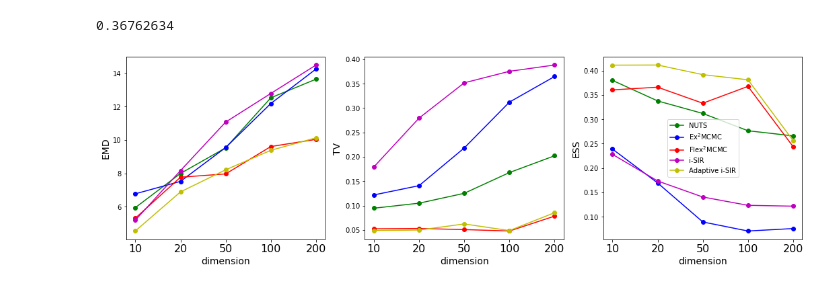
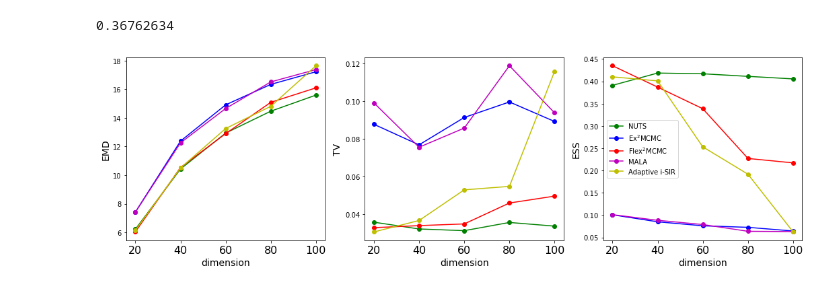
Before and after one commit to svsamsonov/ex2mcmc_new, a Jupyter notebook: Без названия.ipynb, the cells around one changed output. Cells and saved outputs as stored; diff of their text form; code cells hidden in the pictures.

```diff
--- a/Без названия.ipynb
+++ b/Без названия.ipynb
@@ -6,15 +6,15 @@ import matplotlib
 import matplotlib.pyplot as plt
 %matplotlib inline
 # %%
-with open('res_funnel/res_nuts.pickle', 'rb') as handle:
+with open('banana/res_nuts.pickle', 'rb') as handle:
     res_nuts = pickle.load(handle)
-with open('res_funnel/adaptive_isir.pickle', 'rb') as handle:
+with open('banana/adaptive_isir.pickle', 'rb') as handle:
     res_adapt_isir = pickle.load(handle)
-with open('res_funnel/res_ex2.pickle', 'rb') as handle:
+with open('banana/res_ex2.pickle', 'rb') as handle:
     res_ex2 = pickle.load(handle)
-with open('res_funnel/res_isir.pickle', 'rb') as handle:
-    res_isir = pickle.load(handle)
-with open('res_funnel/res_flex.pickle', 'rb') as handle:
+with open('banana/res_mala.pickle', 'rb') as handle:
+    res_mala = pickle.load(handle)
+with open('banana/res_flex.pickle', 'rb') as handle:
     res_flex = pickle.load(handle)
 # %%
 time_nuts = res_nuts["time"]
@@ -74,7 +74,7 @@ dim = 200:  80.37637738704682
 # %% [output]
 0.36762634
 # %%
-dims = [10,20,50,100,200]
+dims = [20,40,60,80,100]
 major_xticks = dims
 # %%
 keywords = ["ess","tv","emd"]
@@ -87,7 +87,7 @@ av_ex2 = {"ess":[],"tv":[],"emd":[]}
 for i in range(len(dims)):
     for key in keywords:
         av_nuts[key].append(np.asarray(res_nuts[key]).flatten()[i::5].mean())
-        av_isir[key].append(np.asarray(res_isir[key]).flatten()[i::5].mean())
+        av_isir[key].append(np.asarray(res_mala[key]).flatten()[i::5].mean())
         av_adapt_isir[key].append(np.asarray(res_adapt_isir[key]).flatten()[i::5].mean())
         av_flex[key].append(np.asarray(res_flex[key]).flatten()[i::5].mean())
         av_ex2[key].append(np.asarray(res_ex2[key]).flatten()[i::5].mean())
@@ -97,7 +97,7 @@ fig,ax = plt.subplots(1,3,figsize=(18,5))
 ax[0].plot(np.arange(len(dims)),np.asarray(av_nuts["emd"])/np.asarray(dims),marker="o",c='g',label="NUTS")
 ax[0].plot(np.arange(len(dims)),np.asarray(av_ex2["emd"])/np.asarray(dims),marker="o",c='b',label="Ex$^2$MCMC")
 ax[0].plot(np.arange(len(dims)),np.asarray(av_flex["emd"])/np.asarray(dims),marker="o",c='r',label="Flex$^2$MCMC")
-ax[0].plot(np.arange(len(dims)),np.asarray(av_isir["emd"])/np.asarray(dims),marker="o",c='m',label="i-SIR")
+ax[0].plot(np.arange(len(dims)),np.asarray(av_isir["emd"])/np.asarray(dims),marker="o",c='m',label="MALA")
 ax[0].plot(np.arange(len(dims)),np.asarray(av_adapt_isir["emd"])/np.asarray(dims),marker="o",c='y',label="Adaptive i-SIR")
 #ax[0].fill_between(
 #            dims,
@@ -122,7 +122,7 @@ ax[0].set_ylabel('EMD',fontsize=14)
 ax[1].plot(np.arange(len(dims)),np.asarray(av_nuts["tv"]),marker="o",c='g',label="NUTS")
 ax[1].plot(np.arange(len(dims)),np.asarray(av_ex2["tv"]),marker="o",c='b',label="Ex$^2$MCMC")
 ax[1].plot(np.arange(len(dims)),np.asarray(av_flex["tv"]),marker="o",c='r',label="Flex$^2$MCMC")
-ax[1].plot(np.arange(len(dims)),np.asarray(av_isir["tv"]),marker="o",c='m',label="i-SIR")
+ax[1].plot(np.arange(len(dims)),np.asarray(av_isir["tv"]),marker="o",c='m',label="MALA")
 ax[1].plot(np.arange(len(dims)),np.asarray(av_adapt_isir["tv"]),marker="o",c='y',label="Adaptive i-SIR")
 #ax[1].fill_between(
 #            dims,
@@ -144,32 +144,32 @@ ax[1].set_xticks(np.arange(len(dims)),major_xticks, fontsize=16)
 ax[1].set_xlabel('dimension',fontsize=14)
 ax[1].set_ylabel('TV',fontsize=14)
 #ex2-mcmc samples
 ax[2].plot(np.arange(len(dims)),np.asarray(av_nuts["ess"]),marker="o",c='g',label="NUTS")
 ax[2].plot(np.arange(len(dims)),np.asarray(av_ex2["ess"]),marker="o",c='b',label="Ex$^2$MCMC")
 ax[2].plot(np.arange(len(dims)),np.asarray(av_flex["ess"]),marker="o",c='r',label="Flex$^2$MCMC")
-ax[2].plot(np.arange(len(dims)),np.asarray(av_isir["ess"]),marker="o",c='m',label="i-SIR")
+ax[2].plot(np.arange(len(dims)),np.asarray(av_isir["ess"]),marker="o",c='m',label="MALA")
 ax[2].plot(np.arange(len(dims)),np.asarray(av_adapt_isir["ess"]),marker="o",c='y',label="Adaptive i-SIR")
 #ax[2].fill_between(
 #            dims,
 #            np.amin(ess_isir,axis=0),
 #            ess_isir.mean(axis=0) + ess_isir.mean(axis=0) - np.amin(ess_isir,axis=0),
 #            alpha=0.2,
 #            color = 'b'
 #        )
 #ax[2].fill_between(
 #            dims,
 #            np.amin(ess_ex2,axis=0),
 #            ess_ex2.mean(axis=0) + ess_ex2.mean(axis=0) - np.amin(ess_ex2,axis=0),
 #            alpha=0.2,
 #            color = 'r'
 #        )
 #ax[2].set_title('EMD')
 #ax[2].set_xticks(dims,fontsize=14)
 ax[2].set_xticks(np.arange(len(dims)),major_xticks, fontsize=16)
 ax[2].set_xlabel('dimension',fontsize=14)
 ax[2].set_ylabel('ESS',fontsize=14)
 ax[2].legend(fontsize = 10)
 #plt.savefig("multidim_gaus_example.pdf", format="pdf", bbox_inches="tight")
 plt.show()
 # %% [output]
-[figure, old version]
+[figure, new version]
```
Also changed, not shown: parts of 4 cells of this notebook, 8 other files.
